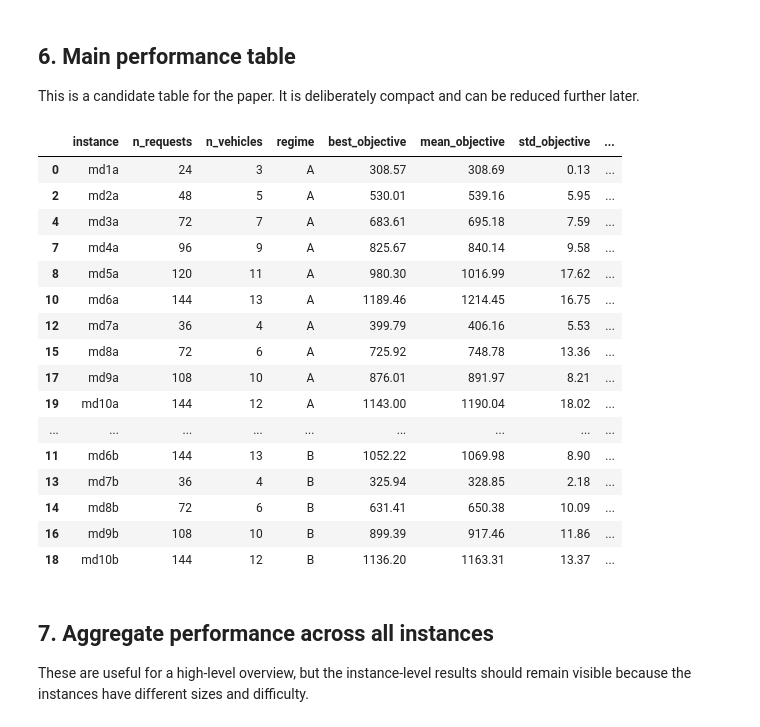
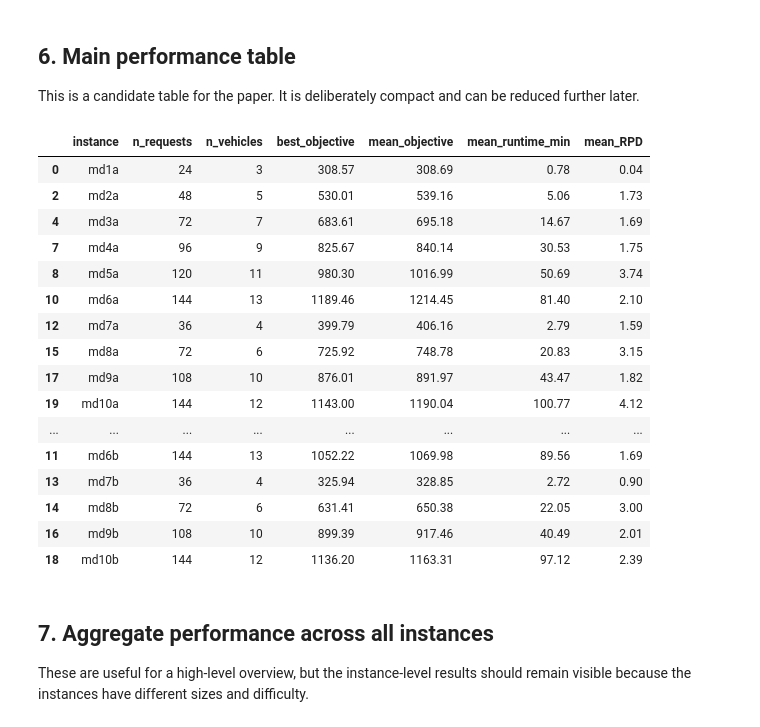
Before and after one commit to Willyllem88/MD-DARP-Research, a Jupyter notebook: experiments/notebooks/1_run_base_20.ipynb, the cells around one changed output. Saved outputs shown, nothing was run; the diff lists cells and outputs as text; code cells hidden in the pictures.

```diff
--- a/experiments/notebooks/1_run_base_20.ipynb
+++ b/experiments/notebooks/1_run_base_20.ipynb
@@ -548,47 +541,62 @@ This is a candidate table for the paper. It is deliberately compact and can be r
 # %%
 # ---------------------------------------------------------
 # Candidate main performance table
 # ---------------------------------------------------------
 
 main_table = (
     instance_summary[
         [
             "instance", "n_requests", "n_vehicles", "regime",
             "best_objective", "mean_objective", "std_objective",
             "mean_runtime_sec", "feasible_runs"
         ]
     ]
     .merge(
         instance_rpd_summary[["instance", "mean_RPD", "median_RPD"]],
         on="instance",
         how="left"
     )
     .assign(
         instance_num=lambda df: df["instance"].str.extract(r"md(\d+)")[0].astype(int)
     )
     .sort_values(["regime", "instance_num"])
     .drop(columns="instance_num")
 )
 
-display(main_table.round(2))
+display(
+    main_table[
+        [
+            "instance",
+            "n_requests",
+            "n_vehicles",
+            "best_objective",
+            "mean_objective",
+            "mean_runtime_sec",
+            "mean_RPD",
+        ]
+    ]
+    .assign(mean_runtime_sec=lambda df: df["mean_runtime_sec"] / 60)
+    .rename(columns={"mean_runtime_sec": "mean_runtime_min"})
+    .round(2)
+)
 # %% [output]
-|  | instance | n_requests | n_vehicles | regime | best_objective | mean_objective | std_objective | ... |
-| 0 | md1a | 24 | 3 | A | 308.57 | 308.69 | 0.13 | ... |
-| 2 | md2a | 48 | 5 | A | 530.01 | 539.16 | 5.95 | ... |
-| 4 | md3a | 72 | 7 | A | 683.61 | 695.18 | 7.59 | ... |
-| 7 | md4a | 96 | 9 | A | 825.67 | 840.14 | 9.58 | ... |
-| 8 | md5a | 120 | 11 | A | 980.30 | 1016.99 | 17.62 | ... |
-| 10 | md6a | 144 | 13 | A | 1189.46 | 1214.45 | 16.75 | ... |
-| 12 | md7a | 36 | 4 | A | 399.79 | 406.16 | 5.53 | ... |
-| 15 | md8a | 72 | 6 | A | 725.92 | 748.78 | 13.36 | ... |
-| 17 | md9a | 108 | 10 | A | 876.01 | 891.97 | 8.21 | ... |
-| 19 | md10a | 144 | 12 | A | 1143.00 | 1190.04 | 18.02 | ... |
-| ... | ... | ... | ... | ... | ... | ... | ... | ... |
-| 11 | md6b | 144 | 13 | B | 1052.22 | 1069.98 | 8.90 | ... |
-| 13 | md7b | 36 | 4 | B | 325.94 | 328.85 | 2.18 | ... |
-| 14 | md8b | 72 | 6 | B | 631.41 | 650.38 | 10.09 | ... |
-| 16 | md9b | 108 | 10 | B | 899.39 | 917.46 | 11.86 | ... |
-| 18 | md10b | 144 | 12 | B | 1136.20 | 1163.31 | 13.37 | ... |
+|  | instance | n_requests | n_vehicles | best_objective | mean_objective | mean_runtime_min | mean_RPD |
+| 0 | md1a | 24 | 3 | 308.57 | 308.69 | 0.78 | 0.04 |
+| 2 | md2a | 48 | 5 | 530.01 | 539.16 | 5.06 | 1.73 |
+| 4 | md3a | 72 | 7 | 683.61 | 695.18 | 14.67 | 1.69 |
+| 7 | md4a | 96 | 9 | 825.67 | 840.14 | 30.53 | 1.75 |
+| 8 | md5a | 120 | 11 | 980.30 | 1016.99 | 50.69 | 3.74 |
+| 10 | md6a | 144 | 13 | 1189.46 | 1214.45 | 81.40 | 2.10 |
+| 12 | md7a | 36 | 4 | 399.79 | 406.16 | 2.79 | 1.59 |
+| 15 | md8a | 72 | 6 | 725.92 | 748.78 | 20.83 | 3.15 |
+| 17 | md9a | 108 | 10 | 876.01 | 891.97 | 43.47 | 1.82 |
+| 19 | md10a | 144 | 12 | 1143.00 | 1190.04 | 100.77 | 4.12 |
+| ... | ... | ... | ... | ... | ... | ... | ... |
+| 11 | md6b | 144 | 13 | 1052.22 | 1069.98 | 89.56 | 1.69 |
+| 13 | md7b | 36 | 4 | 325.94 | 328.85 | 2.72 | 0.90 |
+| 14 | md8b | 72 | 6 | 631.41 | 650.38 | 22.05 | 3.00 |
+| 16 | md9b | 108 | 10 | 899.39 | 917.46 | 40.49 | 2.01 |
+| 18 | md10b | 144 | 12 | 1136.20 | 1163.31 | 97.12 | 2.39 |
 # %% [markdown]
 ## 7. Aggregate performance across all instances
 
```
Also changed, not shown: parts of 1 cell of this notebook.
